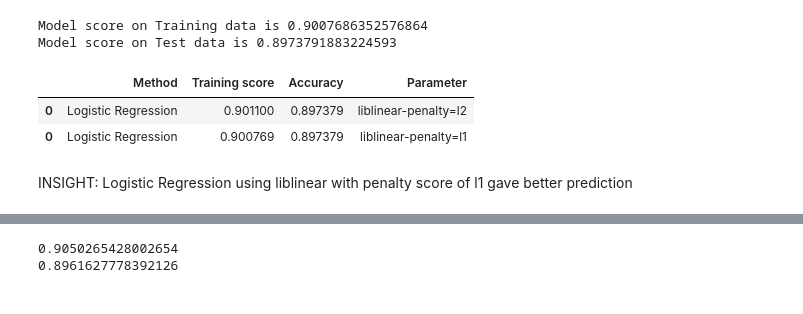
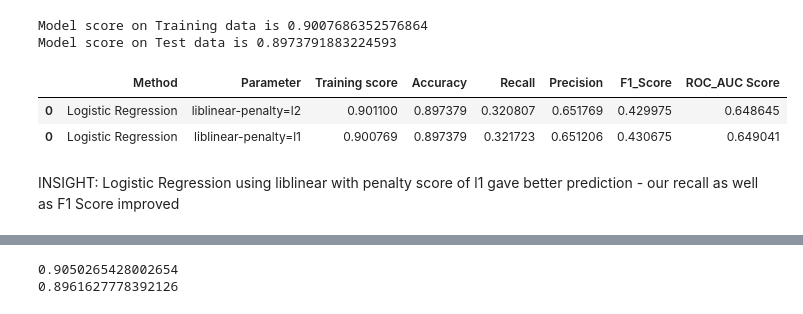
Before and after one commit to GreatLearningAIML1/gl-pgp-aiml-uta-intl-mar20-olabodejames, a Jupyter notebook: Ensemble Learning - Project/Ensemble Learning Project - Olabode James - Solution.ipynb, the cells around one changed output, grey strips where cells are left out. Drawn from its saved outputs; the diff is of its cells as text; code cells hidden in the pictures.

```diff
--- a/Ensemble Learning - Project/Ensemble Learning Project - Olabode James - Solution.ipynb
+++ b/Ensemble Learning - Project/Ensemble Learning Project - Olabode James - Solution.ipynb
@@ -309,2 +251,0 @@ dtype: bool
-# %%
-bankData['education'].fillna(bankData['education'].mode()[0], inplace=True)
@@ -694,7 +588,7 @@ memory usage: 4.7 MB
 # %%
 features = [col for col in bankDataRev.columns if col != 'Target']
 
-X_train, X_test, y_train, y_test = train_test_split(bankDataRev[features], bankDataRev['Target'], test_size=.2, random_state=42)
+X_train, X_test, y_train, y_test = train_test_split(bankDataRev[features], bankDataRev['Target'], test_size=0.3, random_state=42)
 X_train.shape, X_test.shape
 # %% [output]
 ((36168, 37), (9043, 37))
@@ -767,0 +651,10 @@ def getModelPerformanceParams(_model, _prediction):
+# %%
+def getPerfParams(_model, _prediction):
+
+    #trainDataScore = _model.score(X_train,y_train)
+    #testDataScore = _model.score(X_test, y_test)
+    recall = recall_score(y_test,_prediction)
+    precision = precision_score(y_test,_prediction)
+    f1score = f1_score(y_test,_prediction)
+    rocAucScore = roc_auc_score(y_test,_prediction)
+    return recall, precision, f1score, rocAucScore
@@ -808,8 +707,9 @@ train_score, test_score = logModelScores(logModel, X_test, y_test, X_train, y_tr
 Model score on Training data is 0.9011004202610042
 Model score on Test data is 0.8973791883224593
 # %%
-#resultsDFFn('Logistic Regression', train_model_score, 'liblinear-penalty=l2')
-resultsDf = pd.DataFrame({'Method': [ml_model_type], 'Training score': train_score, 'Accuracy': test_score, 'Parameter':'liblinear-penalty=l2'})
-resultsDf = resultsDf[['Method', 'Training score', 'Accuracy', 'Parameter']]
+recall, precision, f1score, rocAucscore = getPerfParams(logModel, y_predict)
+
+resultsDf = pd.DataFrame({'Method': [ml_model_type], 'Parameter':model_type_param, 'Training score': train_score, 'Accuracy': test_score, 'Recall':recall, 'Precision':precision, 'F1_Score':f1score, 'ROC_AUC Score':rocAucscore})
+resultsDf = resultsDf[['Method', 'Parameter', 'Training score', 'Accuracy', 'Recall', 'Precision','F1_Score', 'ROC_AUC Score' ]]
 resultsDf
 # %% [output]
@@ -836,14 +736,14 @@ train_score, test_score = logModelScores(logModel2, X_test, y_test, X_train, y_t
 Model score on Training data is 0.9007686352576864
 Model score on Test data is 0.8973791883224593
 # %%
-tempResultsDf = pd.DataFrame({'Method':[ml_model_type], 'Training score': train_score, 'Accuracy': test_score, 'Parameter':  model_type_param})
+recall, precision, f1score, rocAucscore = getPerfParams(logModel2, y_predict2)
 
-#resultsDFConc(resultsDf, tempResultsDf)
+tempResultsDf = pd.DataFrame({'Method': [ml_model_type], 'Parameter':model_type_param, 'Training score': train_score, 'Accuracy': test_score, 'Recall':recall, 'Precision':precision, 'F1_Score':f1score, 'ROC_AUC Score':rocAucscore})
 resultsDf = pd.concat([resultsDf, tempResultsDf])
 resultsDf
 # %% [output]
-|  | Method | Training score | Accuracy | Parameter |
-| 0 | Logistic Regression | 0.901100 | 0.897379 | liblinear-penalty=l2 |
-| 0 | Logistic Regression | 0.900769 | 0.897379 | liblinear-penalty=l1 |
+|  | Method | Parameter | Training score | Accuracy | Recall | Precision | F1_Score | ROC_AUC Score |
+| 0 | Logistic Regression | liblinear-penalty=l2 | 0.901100 | 0.897379 | 0.320807 | 0.651769 | 0.429975 | 0.648645 |
+| 0 | Logistic Regression | liblinear-penalty=l1 | 0.900769 | 0.897379 | 0.321723 | 0.651206 | 0.430675 | 0.649041 |
 # %% [markdown]
-INSIGHT: Logistic Regression using liblinear with penalty score of l1 gave better prediction
+INSIGHT: Logistic Regression using liblinear with penalty score of l1 gave better prediction - our recall as well as F1 Score improved
```
Also changed, not shown: parts of 165 cells of this notebook, 2 other files.
